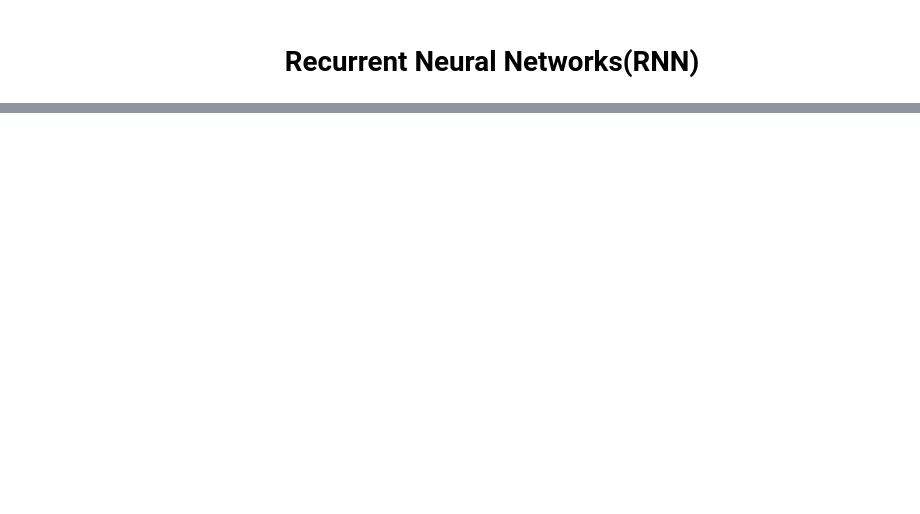
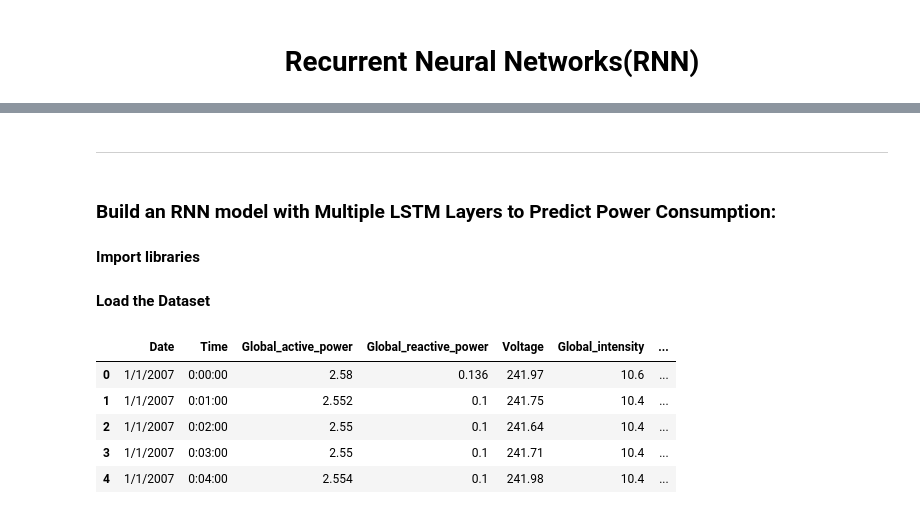
Before and after one commit to BalavSha/Deep-Learning, a Jupyter notebook: Recurrent_Neural_Network(RNNs).ipynb, the cells around one changed output, grey strips where cells are left out. Saved outputs shown, nothing was run; the diff lists cells and outputs as text; code cells hidden in the pictures; blank space fills up the shorter version.

```diff
--- a/Recurrent_Neural_Network(RNNs).ipynb
+++ b/Recurrent_Neural_Network(RNNs).ipynb
@@ -225,0 +305,6 @@ Epoch 20/20
+# %% [markdown]
+------
+# %% [markdown]
+### Build an RNN model with Multiple LSTM Layers to Predict Power Consumption:
+# %% [markdown]
+**Import libraries**
@@ -225,0 +318,12 @@ Epoch 20/20
+# %% [markdown]
+**Load the Dataset**
+# %%
+data = pd.read_csv("https://raw.githubusercontent.com/PacktWorkshops/The-TensorFlow-Workshop/master/Chapter09/Datasets/household_power_consumption.csv")
+data.head()
+# %% [output]
+|  | Date | Time | Global_active_power | Global_reactive_power | Voltage | Global_intensity | ... |
+| 0 | 1/1/2007 | 0:00:00 | 2.58 | 0.136 | 241.97 | 10.6 | ... |
+| 1 | 1/1/2007 | 0:01:00 | 2.552 | 0.1 | 241.75 | 10.4 | ... |
+| 2 | 1/1/2007 | 0:02:00 | 2.55 | 0.1 | 241.64 | 10.4 | ... |
+| 3 | 1/1/2007 | 0:03:00 | 2.55 | 0.1 | 241.71 | 10.4 | ... |
+| 4 | 1/1/2007 | 0:04:00 | 2.554 | 0.1 | 241.98 | 10.4 | ... |
```
Also changed, not shown: parts of 39 cells of this notebook.
